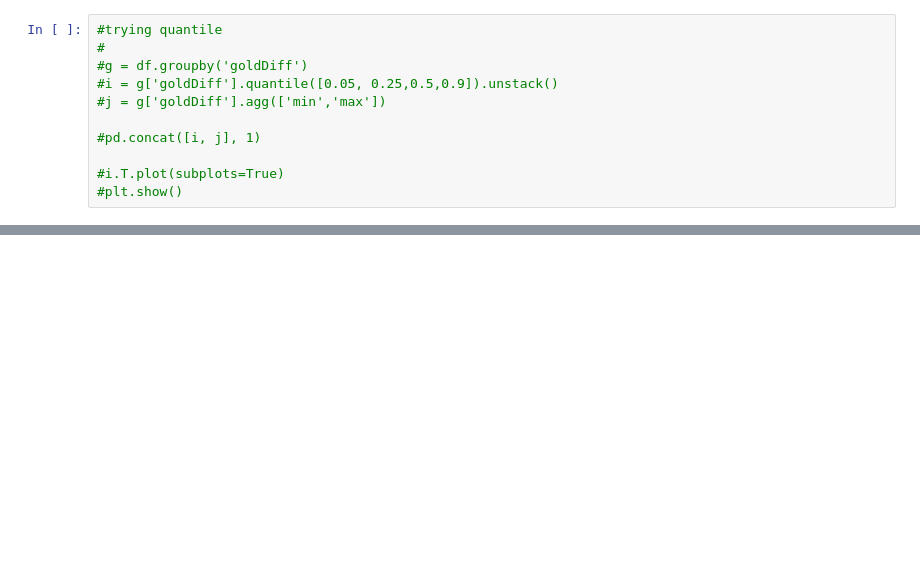
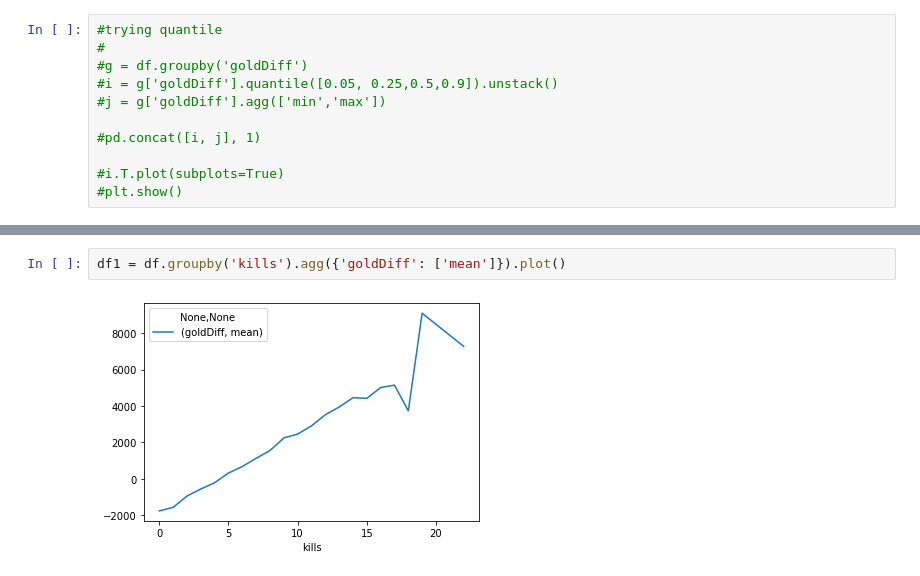
Before and after one commit to Nakheem/Data301, a Jupyter notebook: analysis/Nakheem/analysis.ipynb, the cells around one changed output, grey strips where cells are left out. Drawn from its saved outputs; the diff is of its cells as text; blank space fills up the shorter version.

```diff
--- a/analysis/Nakheem/analysis.ipynb
+++ b/analysis/Nakheem/analysis.ipynb
@@ -67,0 +71,4 @@ df = load_and_process("../../data/raw/data.csv")
+# %%
+df1 = df.groupby('kills').agg({'goldDiff': ['mean']}).plot()
+# %% [output]
+[figure, added]
```
Also changed, not shown: parts of 2 cells of this notebook.
